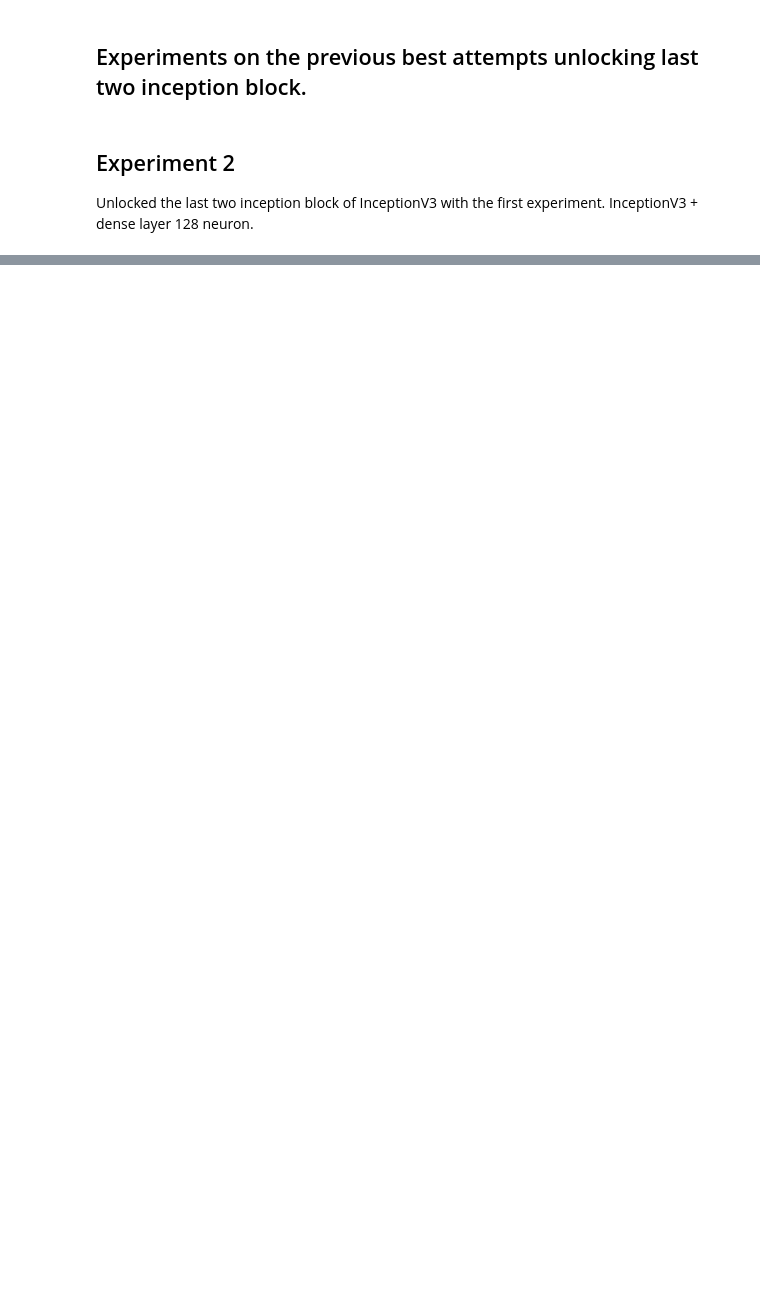
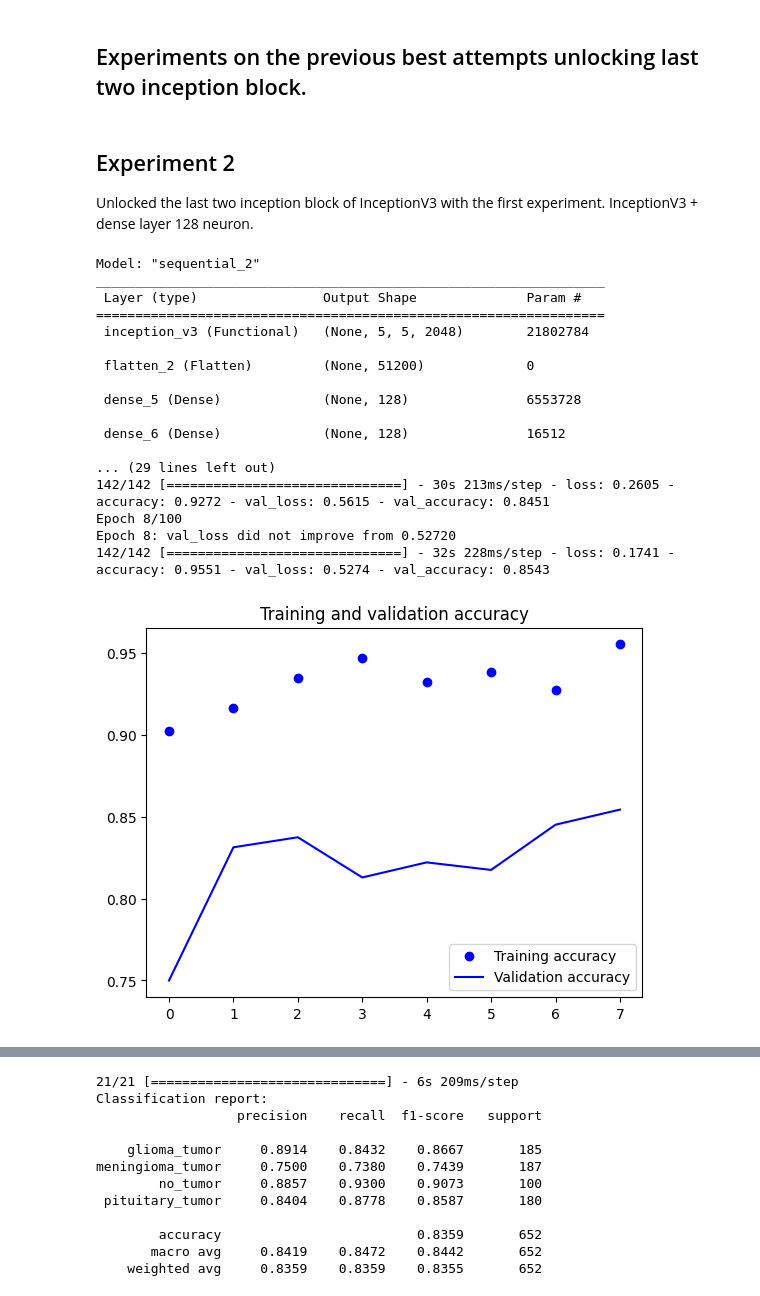
Before and after one commit to mgiorgi13/brain_tumor_classifier, a Jupyter notebook: InceptionV3_pretrained_network.ipynb, the cells around one changed output, grey strips where cells are left out. Saved outputs shown, nothing was run; the diff lists cells and outputs as text; code cells hidden in the pictures; blank space fills up the shorter version.

```diff
--- a/InceptionV3_pretrained_network.ipynb
+++ b/InceptionV3_pretrained_network.ipynb
@@ -583,21 +609,40 @@ Unlocked the last two inception block of InceptionV3 with the first experiment.
 # %%
 models_path = dataset_path + "/Models/InceptionV3/"
 model_name = "InceptionV3_128_128_drop"
 
 model = tf.keras.models.load_model(models_path  + model_name + ".h5")
 
 set_trainable = False
-for layer in model.get_layer('InceptionV3').layers:
+for layer in model.get_layer('inception_v3').layers:
     if layer.name == 'mixed8 (Concatenate)':
         set_trainable = True
     if set_trainable:
         layer.trainable = True
     else:
         layer.trainable = False
 
 compile_model(model) # da rivedere
 
 # Addestra il modello
 run_model(model, 'InceptionV3', "InceptionV3_128_128_drop_fine_tuning_2")
 
 evaluate_model(model, test_generator, "InceptionV3_128_128_drop_fine_tuning_2", "InceptionV3")
+# %% [output]
+Model: "sequential_2"
+_________________________________________________________________
+ Layer (type)                Output Shape              Param #
+=================================================================
+ inception_v3 (Functional)   (None, 5, 5, 2048)        21802784
+
+ flatten_2 (Flatten)         (None, 51200)             0
+
+ dense_5 (Dense)             (None, 128)               6553728
+
+ dense_6 (Dense)             (None, 128)               16512
+
+... (29 lines left out)
+142/142 [==============================] - 30s 213ms/step - loss: 0.2605 - accuracy: 0.9272 - val_loss: 0.5615 - val_accuracy: 0.8451
+Epoch 8/100
+Epoch 8: val_loss did not improve from 0.52720
+142/142 [==============================] - 32s 228ms/step - loss: 0.1741 - accuracy: 0.9551 - val_loss: 0.5274 - val_accuracy: 0.8543
+[figure, added]
@@ -603,0 +650,12 @@ evaluate_model(model, test_generator, "InceptionV3_128_128_drop_fine_tuning_2",
+21/21 [==============================] - 6s 209ms/step
+Classification report:
+                  precision    recall  f1-score   support
+
+    glioma_tumor     0.8914    0.8432    0.8667       185
+meningioma_tumor     0.7500    0.7380    0.7439       187
+        no_tumor     0.8857    0.9300    0.9073       100
+ pituitary_tumor     0.8404    0.8778    0.8587       180
+
+        accuracy                         0.8359       652
+       macro avg     0.8419    0.8472    0.8442       652
+    weighted avg     0.8359    0.8359    0.8355       652
```
Also changed, not shown: parts of 8 cells of this notebook.
